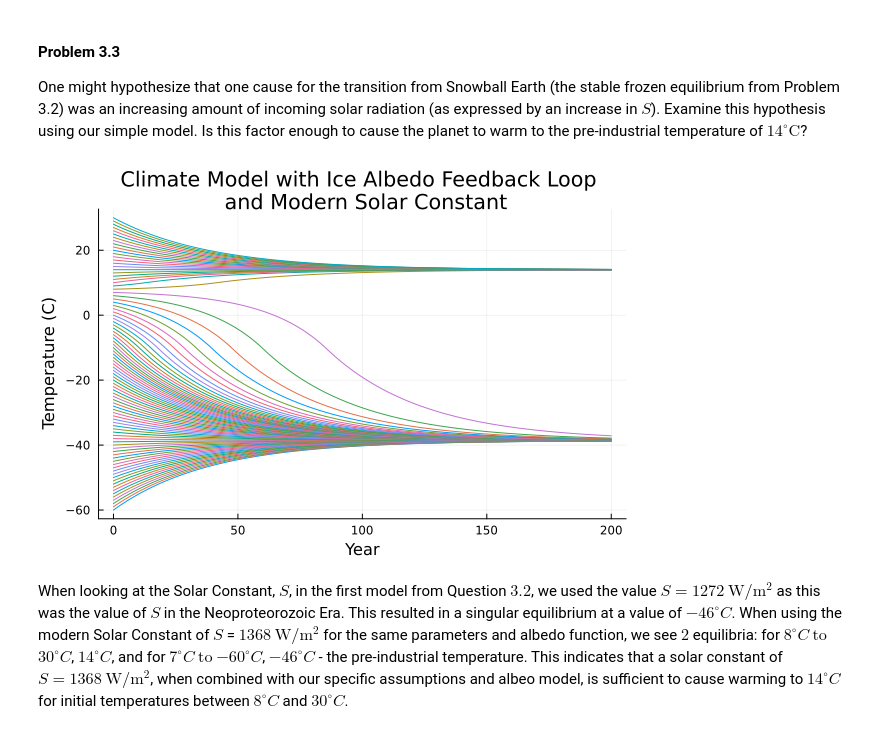
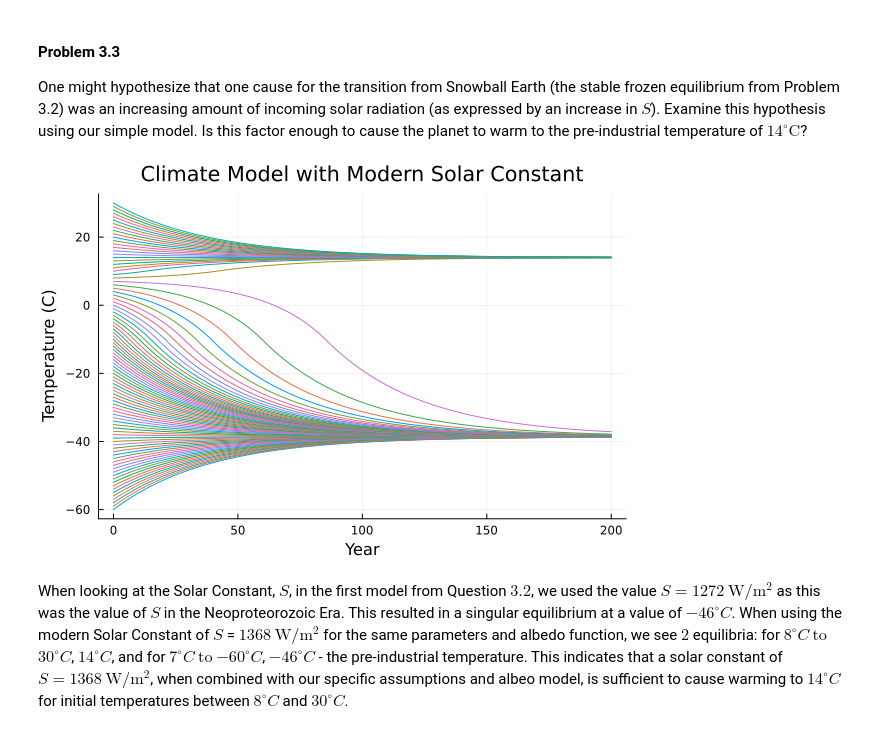
Before and after one commit to BEE4750-FA25/hw2-regina, a Jupyter notebook: hw02.ipynb, the cells around one changed output. Drawn from its saved outputs; the diff is of its cells as text; code cells hidden in the pictures.

```diff
--- a/hw02.ipynb
+++ b/hw02.ipynb
@@ -422,35 +455,35 @@ n = 200 # yrs
 To = -60:30 # range of initial temperatures, C
 
 #Define an albedo function conditional on temperature
 function a(T)
     if T <= -10
         return ai
     elseif T >= 10
         return ao
     else
         return ai + ((ao - ai) * ((T + 10)/20))
     end
 end
 
 #Define the simulation function of our discretized differential equation
 #including all parameters and calling the albedo function defined above.
 function albedo_feedback_sim(C, S, A, B, dt, n, T0)
     T = zeros(n + 1)
     T[1] = T0
     for i in 1:n
         T[i+1] = T[i] + (dt/C) * ((S * (1 - a(T[i])))/4 - A + (B * T[i]))
     end
     return T
 end
 #Simulate the model for all initial temperatures on [-60, 30]
 sims = (T0 -> albedo_feedback_sim(C, S, A, B, dt, n, T0)).(To)
 Ts = [t[1:n+1] for t in sims]
 yrs = 0:n
 
 #Plot graph of temperature over 200 years for all initial temperature conditions.
-plot(yrs, Ts; legend=false, xlabel="Year", ylabel="Temperature (C)", title= "Climate Model with Ice Albedo Feedback Loop \n and Modern Solar Constant", titlesize=1)
+plot(yrs, Ts; legend=false, xlabel="Year", ylabel="Temperature (C)", title= "Climate Model with Modern Solar Constant", titlesize=1)
 # %% [output]
-[figure, old version]
+[figure, new version]
 # %% [markdown]
 When looking at the Solar Constant, $S$, in the first model from Question $3.2$, we used the value $S = 1272\ \text{W}/\text{m}^2$ as this was the value of $S$ in the Neoproteorozoic Era. This resulted in a singular equilibrium at a value of $-46^\circ C$. When using the modern Solar Constant of $S$ = $1368\ \text{W}/\text{m}^2$ for the same parameters and albedo function, we see $2$ equilibria: for $8^\circ C\ \text{to}$ $30^\circ C$, $14^\circ C$, and for $7^\circ C\ \text{to}$ $-60^\circ C$, $-46^\circ C$ - the pre-industrial temperature. This indicates that a solar constant of $S = 1368\ \text{W}/\text{m}^{2}$, when combined with our specific assumptions and albeo model, is sufficient to cause warming to $14^\circ C$ for initial temperatures between $8^\circ C$ and $30^\circ C$.
 # %% [markdown]
```
Also changed, not shown: parts of 1 cell of this notebook.
